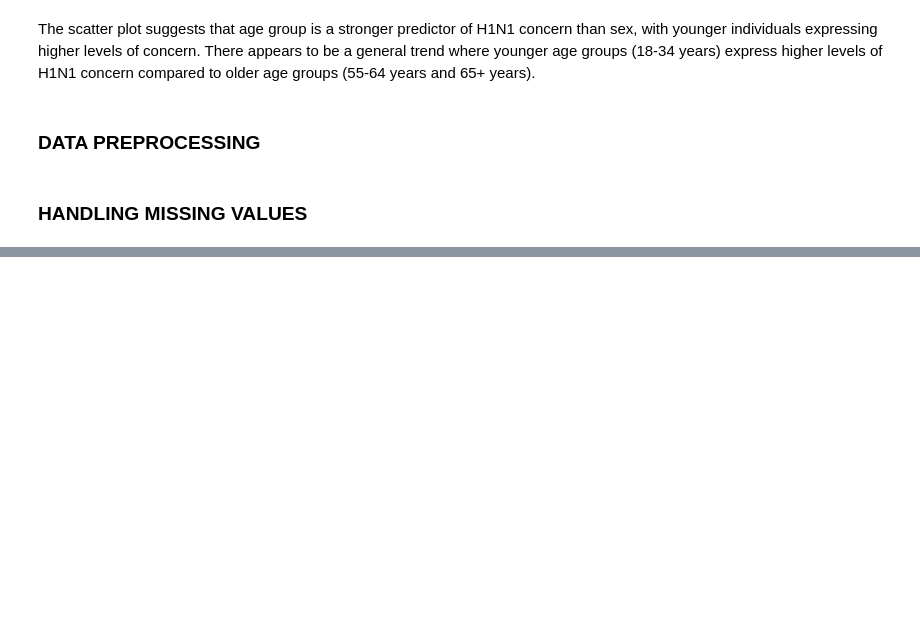
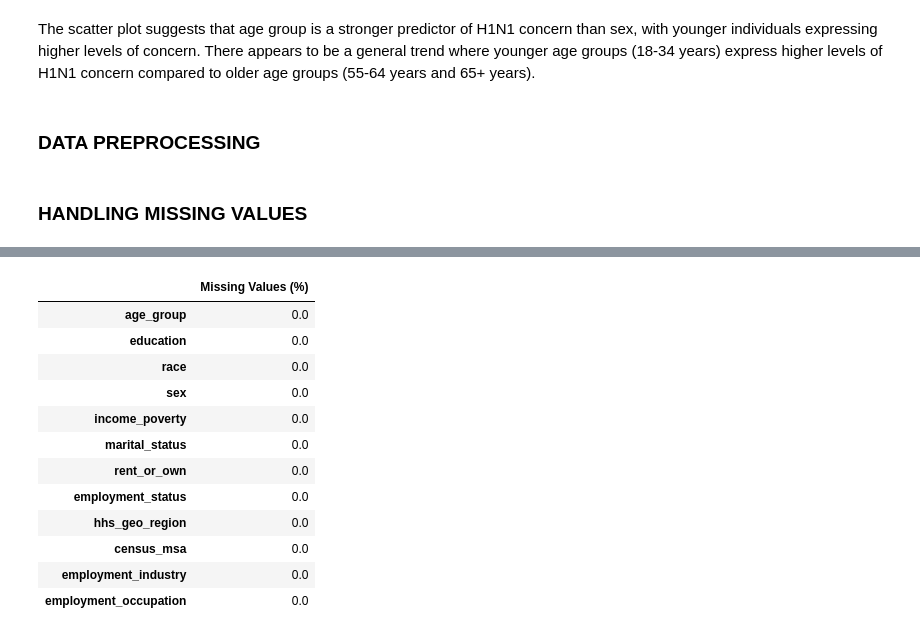
Before and after one commit to NamaembaSilali/vaccine-project, a Jupyter notebook: index.ipynb, the cells around one changed output, grey strips where cells are left out. Drawn from its saved outputs; the diff is of its cells as text; code cells hidden in the pictures; blank space fills up the shorter version.

```diff
--- a/index.ipynb
+++ b/index.ipynb
@@ -398,0 +452,24 @@ def clean_numerical_with_median(df, columns):
+# %%
+#dealing with the train data
+categorical_cols = get_categorical_columns(df2_test)
+
+#cleaning the columns
+df3_test = impute_most_frequent(df2_test[categorical_cols])
+# %%
+#checking for any missing values
+missing_values_percentage(df3_test)
+missing_values_percentage(df3_train)
+# %% [output]
+|  | Missing Values (%) |
+| age_group | 0.0 |
+| education | 0.0 |
+| race | 0.0 |
+| sex | 0.0 |
+| income_poverty | 0.0 |
+| marital_status | 0.0 |
+| rent_or_own | 0.0 |
+| employment_status | 0.0 |
+| hhs_geo_region | 0.0 |
+| census_msa | 0.0 |
+| employment_industry | 0.0 |
+| employment_occupation | 0.0 |
```
Also changed, not shown: parts of 10 cells of this notebook.
